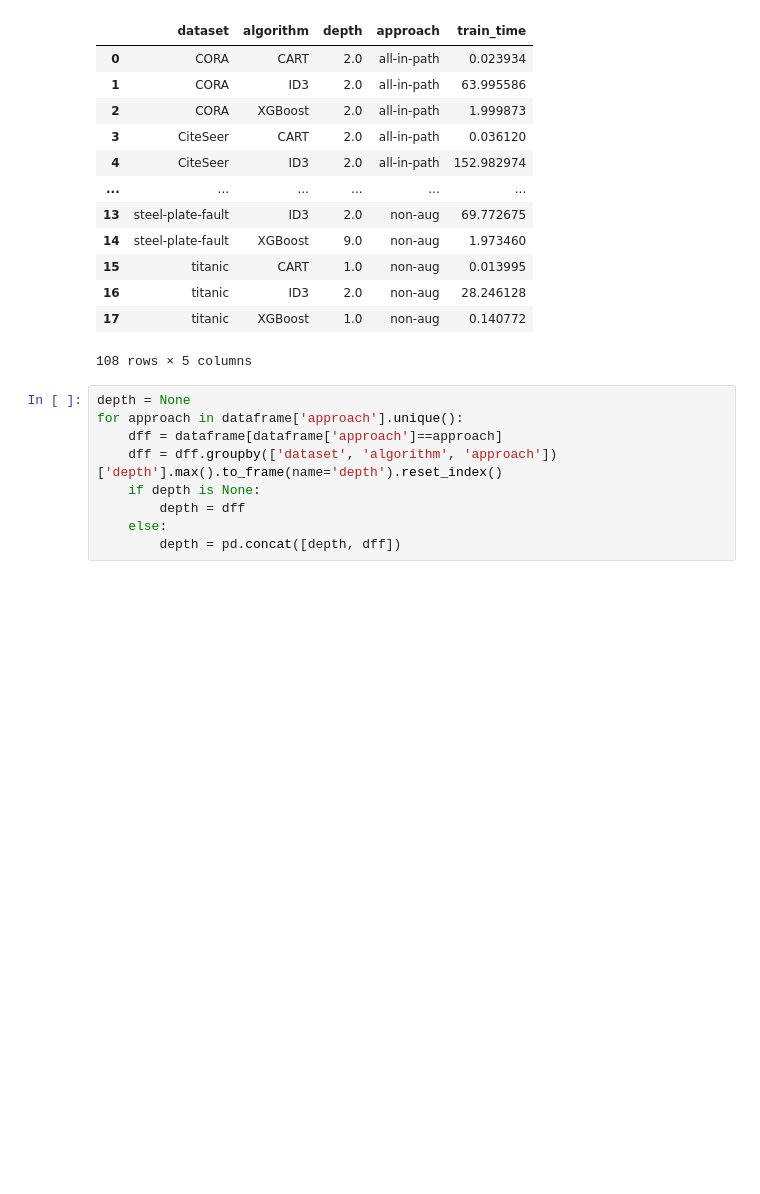
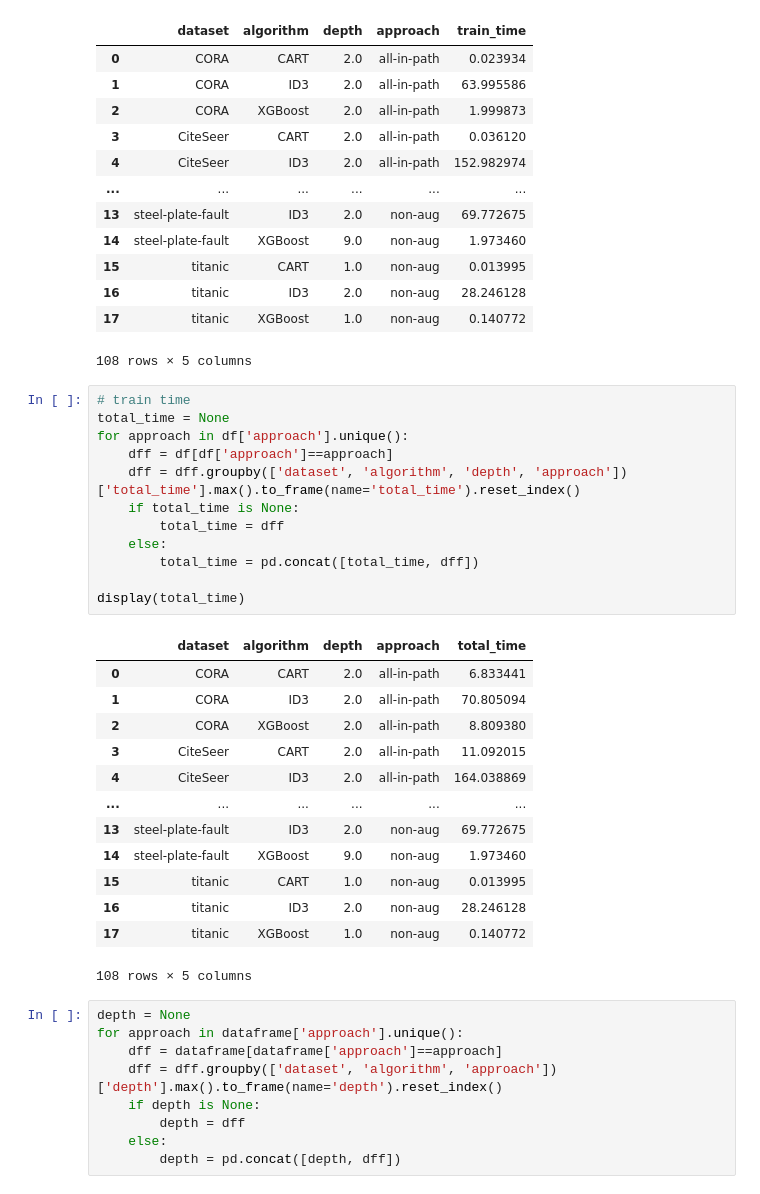
Before and after one commit to delftdata/autofeat, a Jupyter notebook: Visualisations-final.ipynb, the cells around one changed output. Cells and saved outputs as stored; diff of their text form; blank space fills up the shorter version.

```diff
--- a/Visualisations-final.ipynb
+++ b/Visualisations-final.ipynb
@@ -307,6 +307,32 @@ display(train_time)
 | 16 | titanic | ID3 | 2.0 | non-aug | 28.246128 |
 | 17 | titanic | XGBoost | 1.0 | non-aug | 0.140772 |
 108 rows × 5 columns
+# %%
+# train time
+total_time = None
+for approach in df['approach'].unique():
+    dff = df[df['approach']==approach]
+    dff = dff.groupby(['dataset', 'algorithm', 'depth', 'approach'])['total_time'].max().to_frame(name='total_time').reset_index()
+    if total_time is None:
+        total_time = dff
+    else:
+        total_time = pd.concat([total_time, dff])
+
+display(total_time)
+# %% [output]
+|  | dataset | algorithm | depth | approach | total_time |
+| 0 | CORA | CART | 2.0 | all-in-path | 6.833441 |
+| 1 | CORA | ID3 | 2.0 | all-in-path | 70.805094 |
+| 2 | CORA | XGBoost | 2.0 | all-in-path | 8.809380 |
+| 3 | CiteSeer | CART | 2.0 | all-in-path | 11.092015 |
+| 4 | CiteSeer | ID3 | 2.0 | all-in-path | 164.038869 |
+| ... | ... | ... | ... | ... | ... |
+| 13 | steel-plate-fault | ID3 | 2.0 | non-aug | 69.772675 |
+| 14 | steel-plate-fault | XGBoost | 9.0 | non-aug | 1.973460 |
+| 15 | titanic | CART | 1.0 | non-aug | 0.013995 |
+| 16 | titanic | ID3 | 2.0 | non-aug | 28.246128 |
+| 17 | titanic | XGBoost | 1.0 | non-aug | 0.140772 |
+108 rows × 5 columns
 # %%
 depth = None
 for approach in dataframe['approach'].unique():
```
Also changed, not shown: parts of 3 cells of this notebook, 2 other files.
